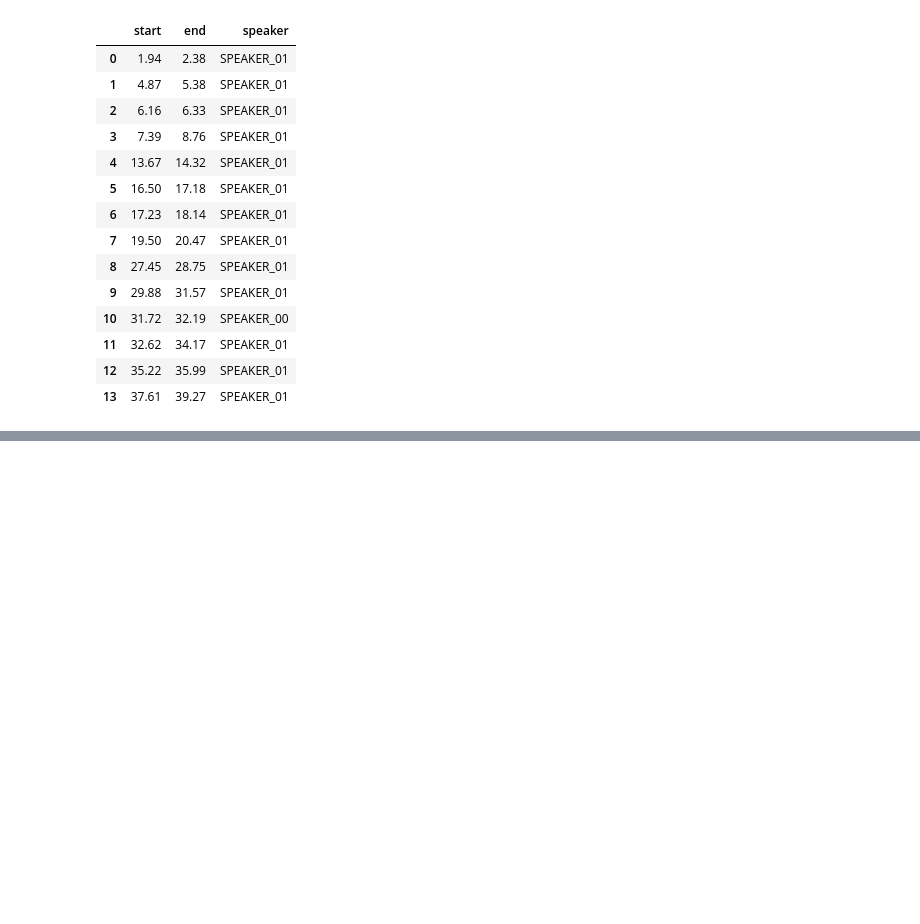
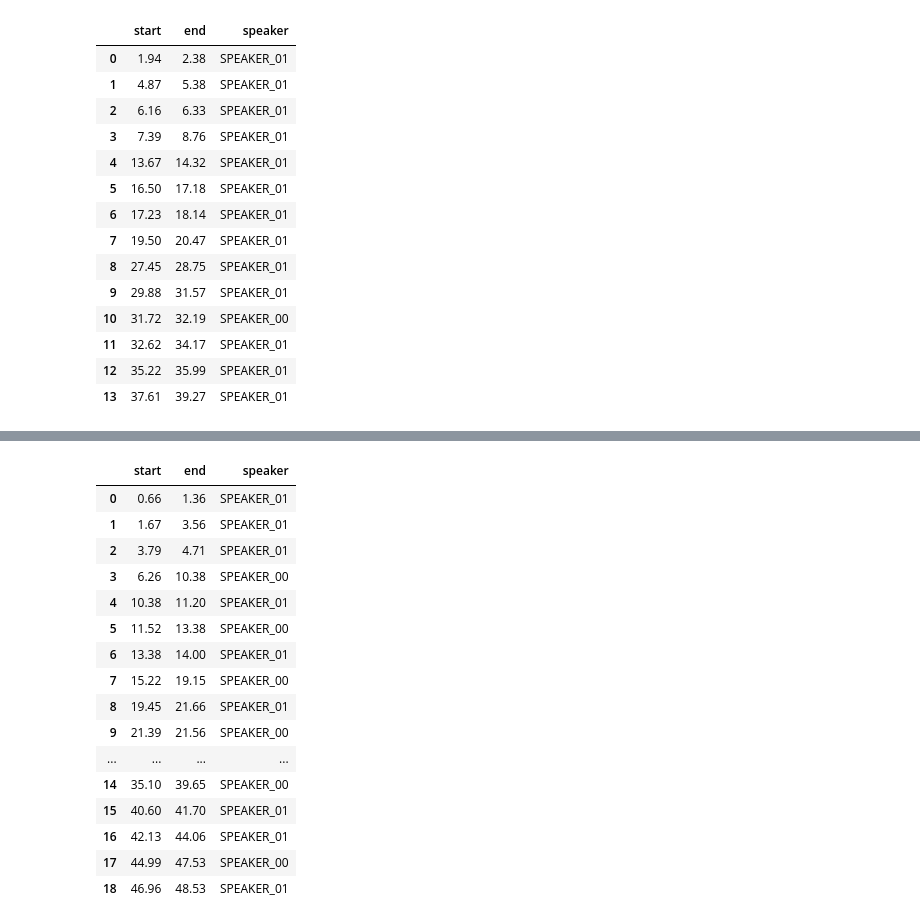
Before and after one commit to Bui-Van-Khoa/Automating-Jefferson-Analysis, a Jupyter notebook: Diarization_pyannote_(1).ipynb, the cells around one changed output, grey strips where cells are left out. Saved outputs shown, nothing was run; the diff lists cells and outputs as text; code cells hidden in the pictures; blank space fills up the shorter version.

Commit message:
added diarization file2

```diff
--- a/Diarization_pyannote_(1).ipynb
+++ b/Diarization_pyannote_(1).ipynb
@@ -342,0 +345,4 @@ diarization_df
+# %%
+# Run the model on the whole file
+with ProgressHook() as hook:
+  diarization_result = pipeline("twos.wav", num_speakers=2, hook=hook)
@@ -342,0 +363,29 @@ diarization_df
+# %%
+# Converting diarization result to segment
+diarization_segments = diarization_segment(diarization_result)
+
+# Coverting to DataFrame
+diarization_df = pd.DataFrame(diarization_segments)
+
+# Save DataFrame
+diarization_df.to_csv('file2_diarization.csv')
+# %%
+diarization_df
+# %% [output]
+|  | start | end | speaker |
+| 0 | 0.66 | 1.36 | SPEAKER_01 |
+| 1 | 1.67 | 3.56 | SPEAKER_01 |
+| 2 | 3.79 | 4.71 | SPEAKER_01 |
+| 3 | 6.26 | 10.38 | SPEAKER_00 |
+| 4 | 10.38 | 11.20 | SPEAKER_01 |
+| 5 | 11.52 | 13.38 | SPEAKER_00 |
+| 6 | 13.38 | 14.00 | SPEAKER_01 |
+| 7 | 15.22 | 19.15 | SPEAKER_00 |
+| 8 | 19.45 | 21.66 | SPEAKER_01 |
+| 9 | 21.39 | 21.56 | SPEAKER_00 |
+| ... | ... | ... | ... |
+| 14 | 35.10 | 39.65 | SPEAKER_00 |
+| 15 | 40.60 | 41.70 | SPEAKER_01 |
+| 16 | 42.13 | 44.06 | SPEAKER_01 |
+| 17 | 44.99 | 47.53 | SPEAKER_00 |
+| 18 | 46.96 | 48.53 | SPEAKER_01 |
```
Also changed, not shown: parts of 3 cells of this notebook.
